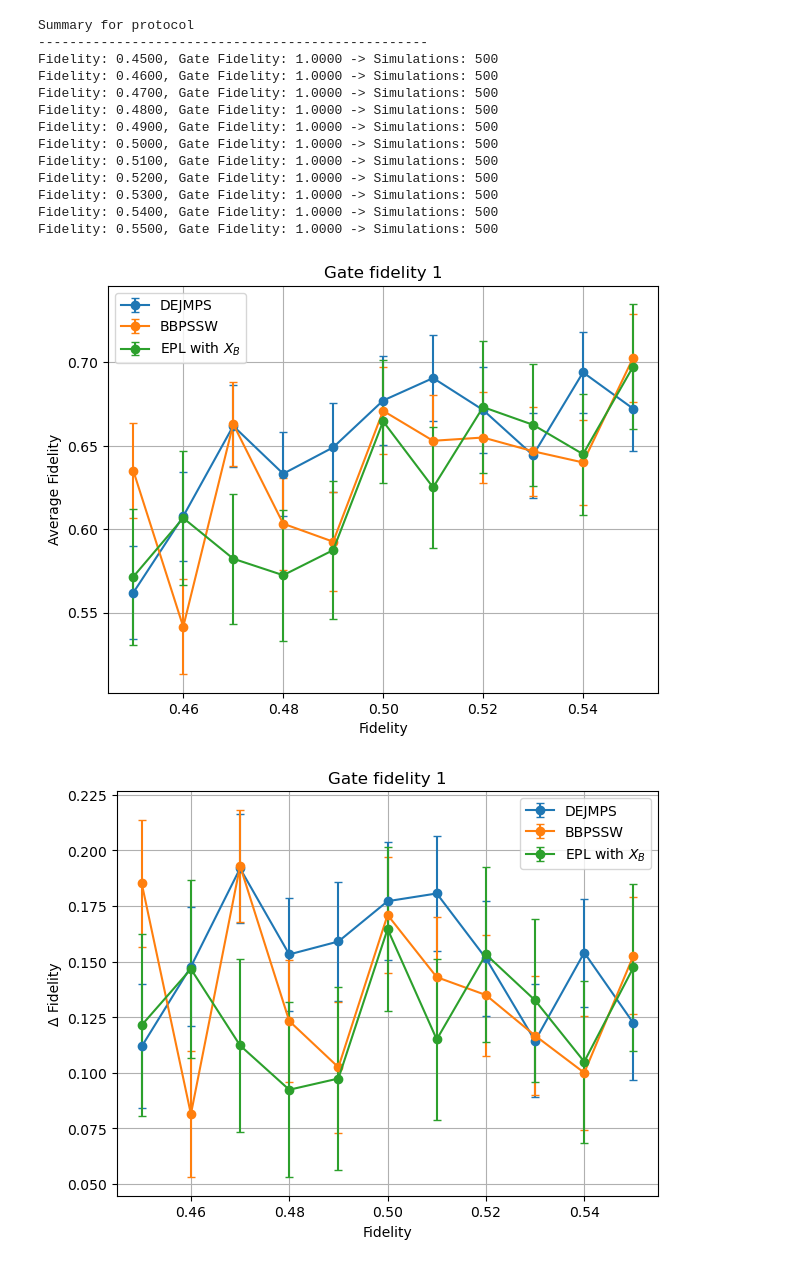
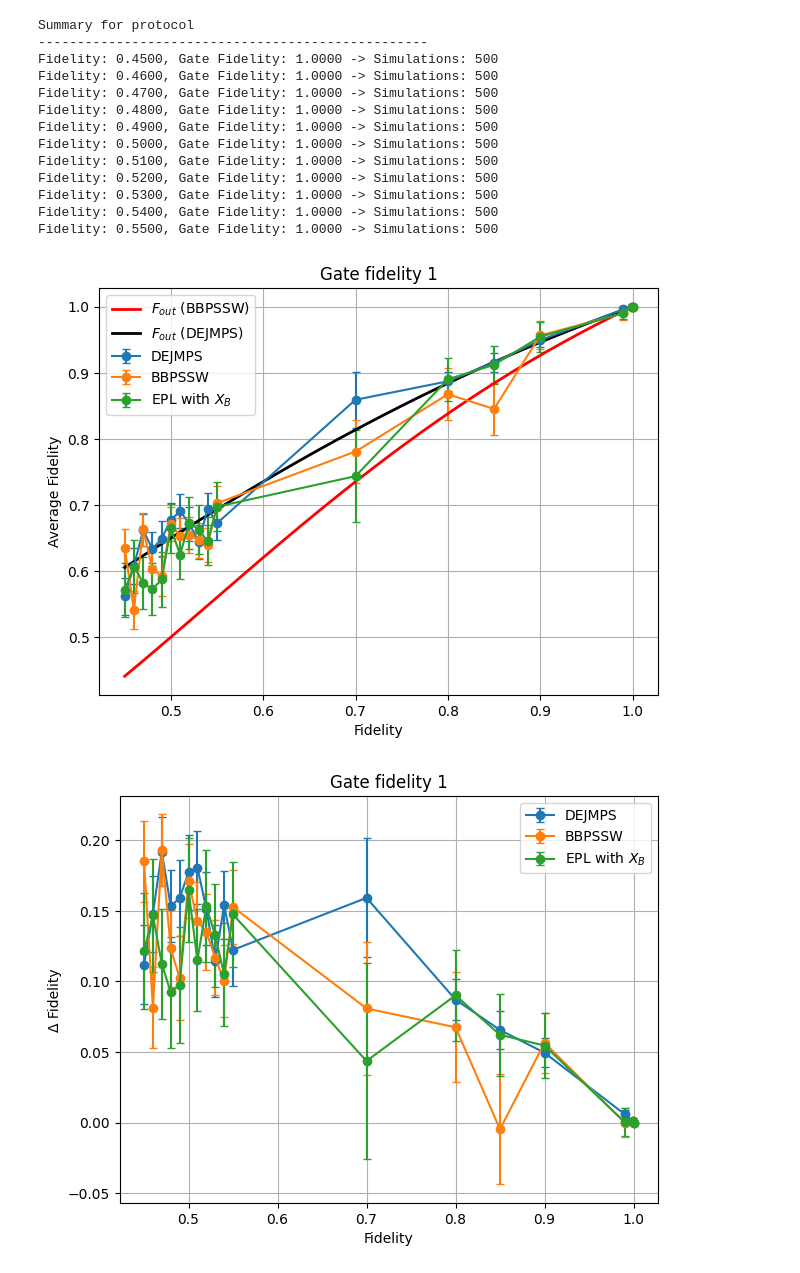
Before and after one commit to goncalo-meneses/qcc-project, a Jupyter notebook: plotting_analysis/deltas.ipynb, the cells around one changed output. Cells and saved outputs as stored; diff of their text form; code cells hidden in the pictures.

Commit message:
Added a shitload of data and theoretical curves to the plots

```diff
--- a/plotting_analysis/deltas.ipynb
+++ b/plotting_analysis/deltas.ipynb
@@ -88,19 +88,19 @@ Fidelity: 0.5300, Gate Fidelity: 1.0000 -> Simulations: 500
 Fidelity: 0.5400, Gate Fidelity: 1.0000 -> Simulations: 500
 Fidelity: 0.5500, Gate Fidelity: 1.0000 -> Simulations: 500
 # %%
-fr = (0.45, 0.55)
+fr = (0.45, 1)
 gr = (1, 1)
 dejmps = analyze_multiple_combos(dejmps_data, fidelity_range=fr, gate_fidelity_range=gr, n_bootstrap=1000, seed=42)
 bbpssw = analyze_multiple_combos(bbpssw_data, fidelity_range=fr, gate_fidelity_range=gr, n_bootstrap=1000, seed=42)
 epl = analyze_multiple_combos(epl_data, fidelity_range=fr, gate_fidelity_range=gr, n_bootstrap=1000, seed=42)
 epl_local = analyze_multiple_combos(epl_local_change_data, fidelity_range=fr, gate_fidelity_range=gr, n_bootstrap=1000, seed=42)
 
 results_list = [('DEJMPS', dejmps),
                 ('BBPSSW', bbpssw),
                 (r'EPL with $X_B$', epl_local)]
-plot_fidelity(results_list, title='Gate fidelity 1', delta=False)
+plot_fidelity(results_list, title='Gate fidelity 1', delta=False, theoretical_f=True)
 plot_fidelity(results_list, title='Gate fidelity 1', delta=True)
-plot_success_prob(results_list, title='Gate fidelity 1')
+plot_success_prob(results_list, title='Gate fidelity 1', theoretical_p=True)
 # %% [output]
-[figure, old version]
+[figure, new version]
-[figure, old version]
+[figure, new version]
```
Also changed, not shown: parts of 1 cell of this notebook, 35 other files.
